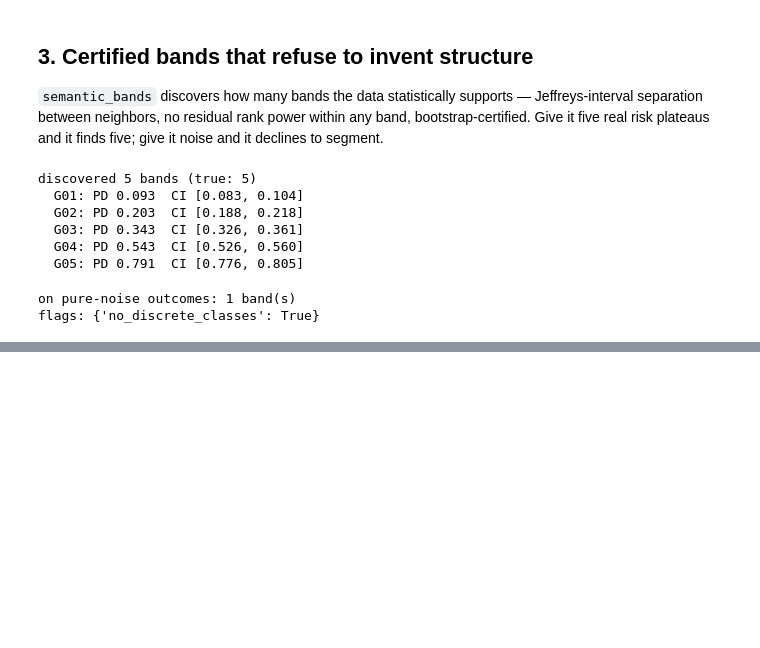
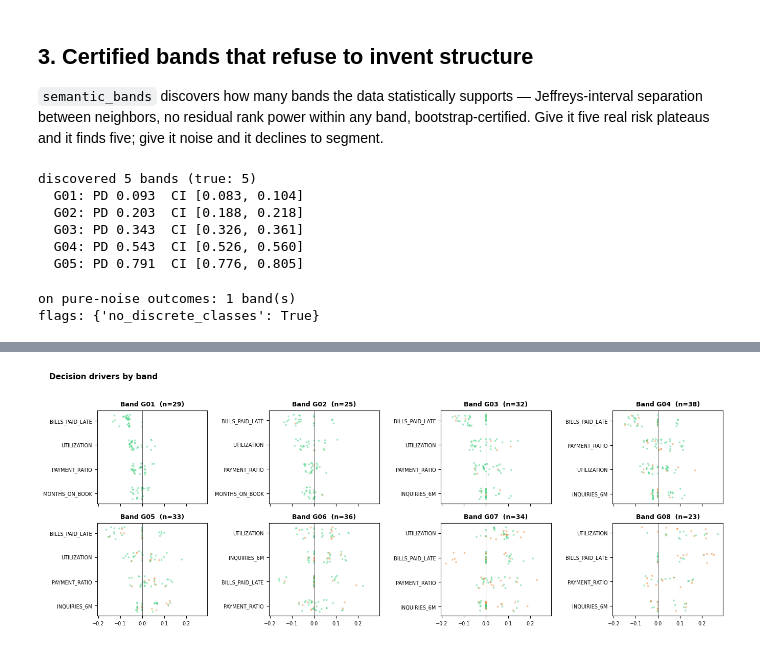
Before and after one commit to orgoca/CompileML, a Jupyter notebook: examples/03_governance.ipynb, the cells around one changed output, grey strips where cells are left out. Cells and saved outputs as stored; diff of their text form; code cells hidden in the pictures; blank space fills up the shorter version.

```diff
--- a/examples/03_governance.ipynb
+++ b/examples/03_governance.ipynb
@@ -167,0 +183,6 @@ the requested number of bands is a random number generator with labels.
+# %%
+sample = [decide(artifact, [float(v) for v in r], include_contributions=True) for r in X[:250]]
+fig, _ = band_drivers(sample, y=y[:250], top_k=4, cols=4)
+plt.show()
+# %% [output]
+[figure, added]
```
Also changed, not shown: parts of 2 cells of this notebook, 16 other files.
